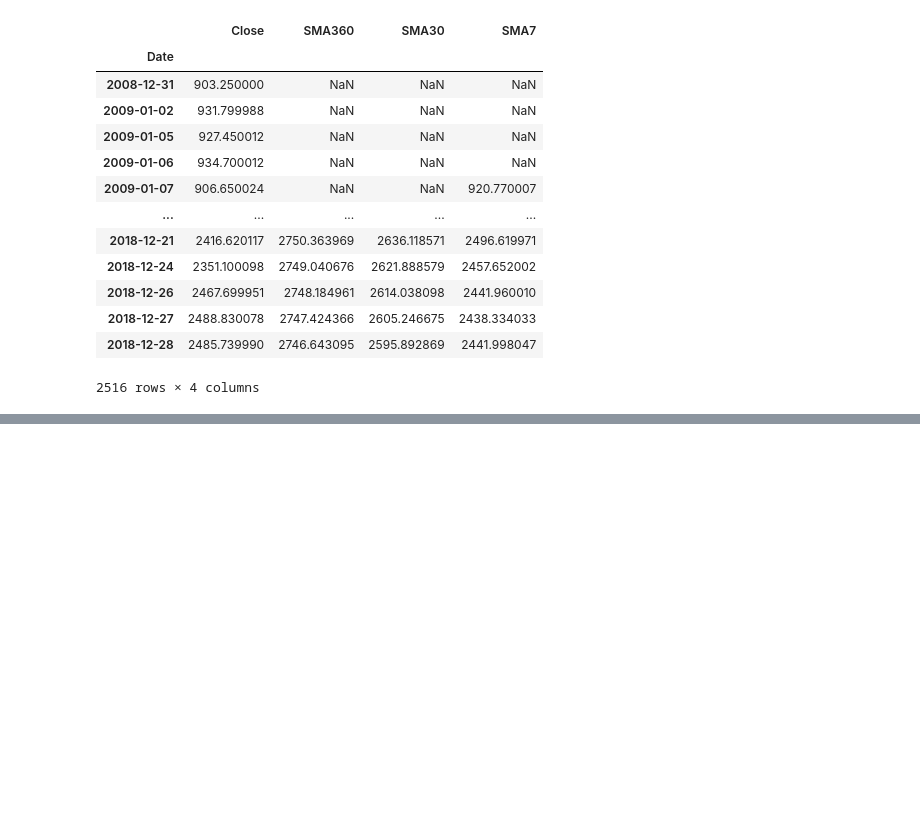
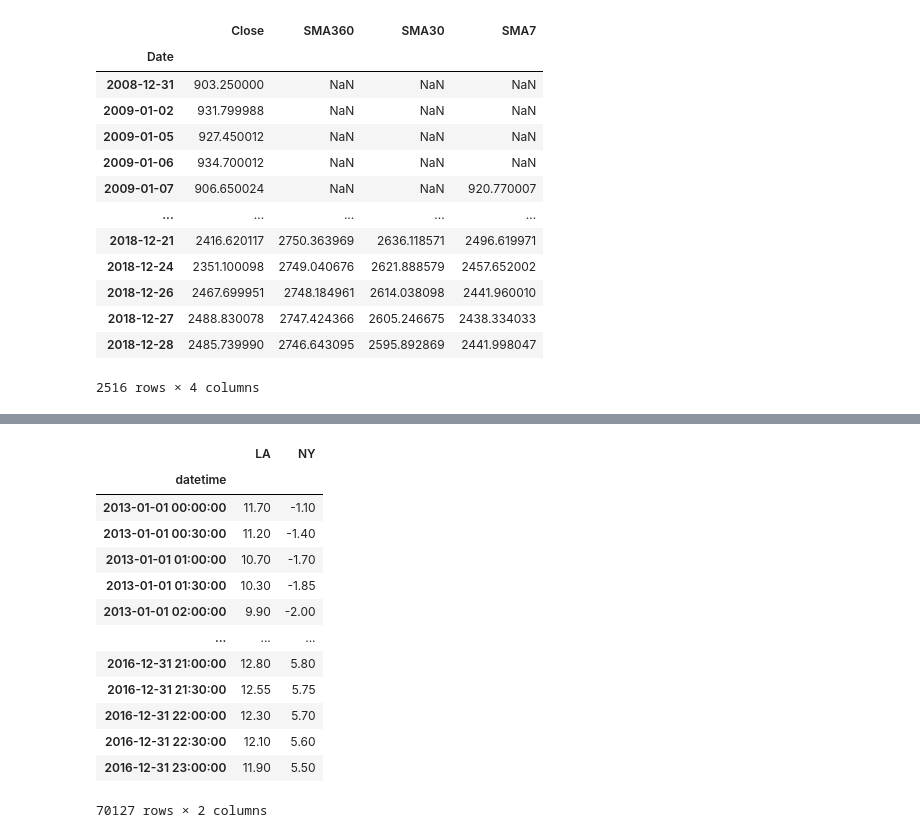
Before and after one commit to DheyaAlqaderi/TechnicalAnalysis-Gold-ML, a Jupyter notebook: Yahoo Finance practice/gold_with_usdt/Gold_Analysis.ipynb, the cells around one changed output, grey strips where cells are left out. Drawn from its saved outputs; the diff is of its cells as text; code cells hidden in the pictures; blank space fills up the shorter version.

```diff
--- a/Yahoo Finance practice/gold_with_usdt/Gold_Analysis.ipynb
+++ b/Yahoo Finance practice/gold_with_usdt/Gold_Analysis.ipynb
@@ -1119,0 +1218,19 @@ cmp_stocks
+# %%
+temp.interpolate(inplace=True)
+# %%
+temp
+# %% [output]
+|  | LA | NY |
+| datetime |  |  |
+| 2013-01-01 00:00:00 | 11.70 | -1.10 |
+| 2013-01-01 00:30:00 | 11.20 | -1.40 |
+| 2013-01-01 01:00:00 | 10.70 | -1.70 |
+| 2013-01-01 01:30:00 | 10.30 | -1.85 |
+| 2013-01-01 02:00:00 | 9.90 | -2.00 |
+| ... | ... | ... |
+| 2016-12-31 21:00:00 | 12.80 | 5.80 |
+| 2016-12-31 21:30:00 | 12.55 | 5.75 |
+| 2016-12-31 22:00:00 | 12.30 | 5.70 |
+| 2016-12-31 22:30:00 | 12.10 | 5.60 |
+| 2016-12-31 23:00:00 | 11.90 | 5.50 |
+70127 rows × 2 columns
```
Also changed, not shown: parts of 72 cells of this notebook, 3 other files.
